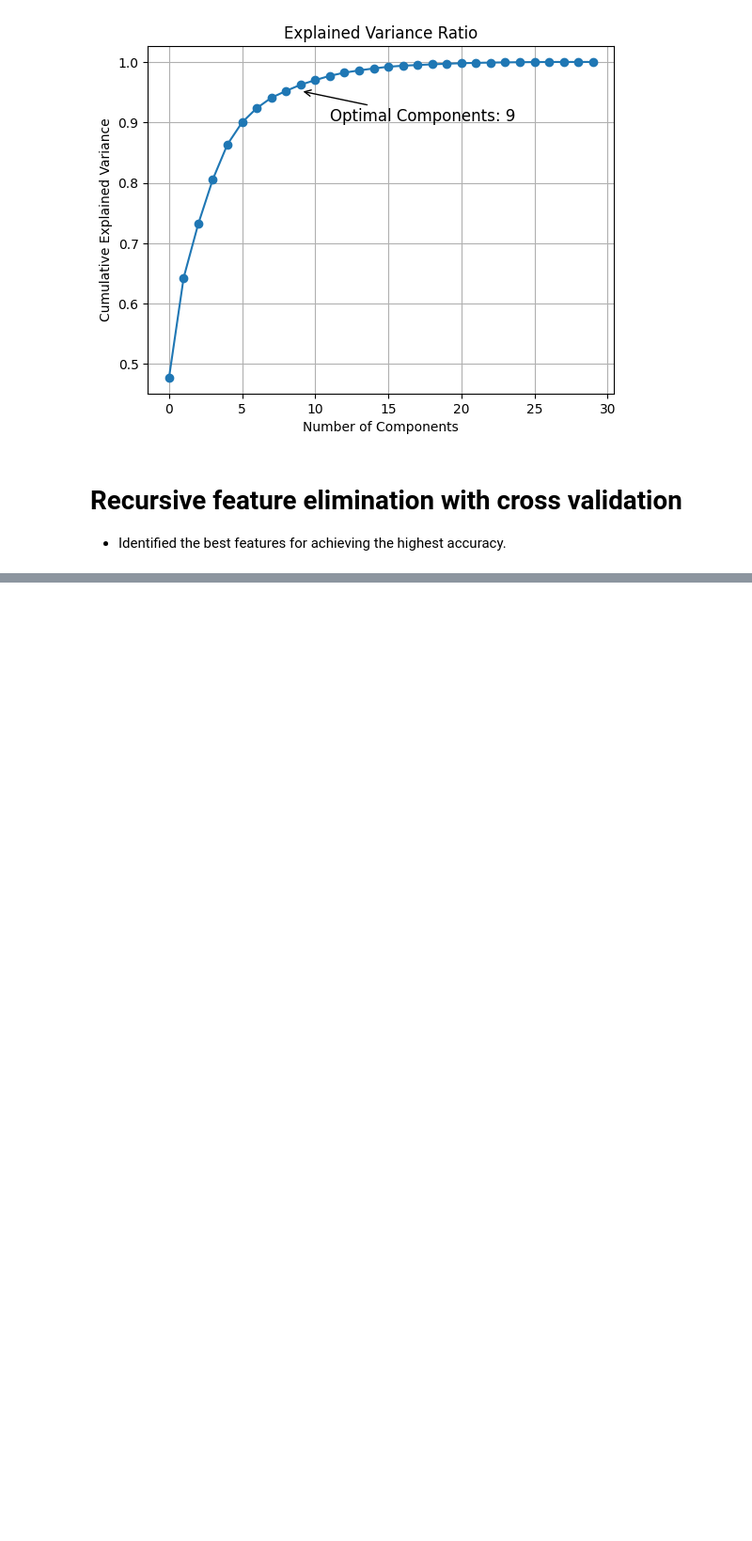
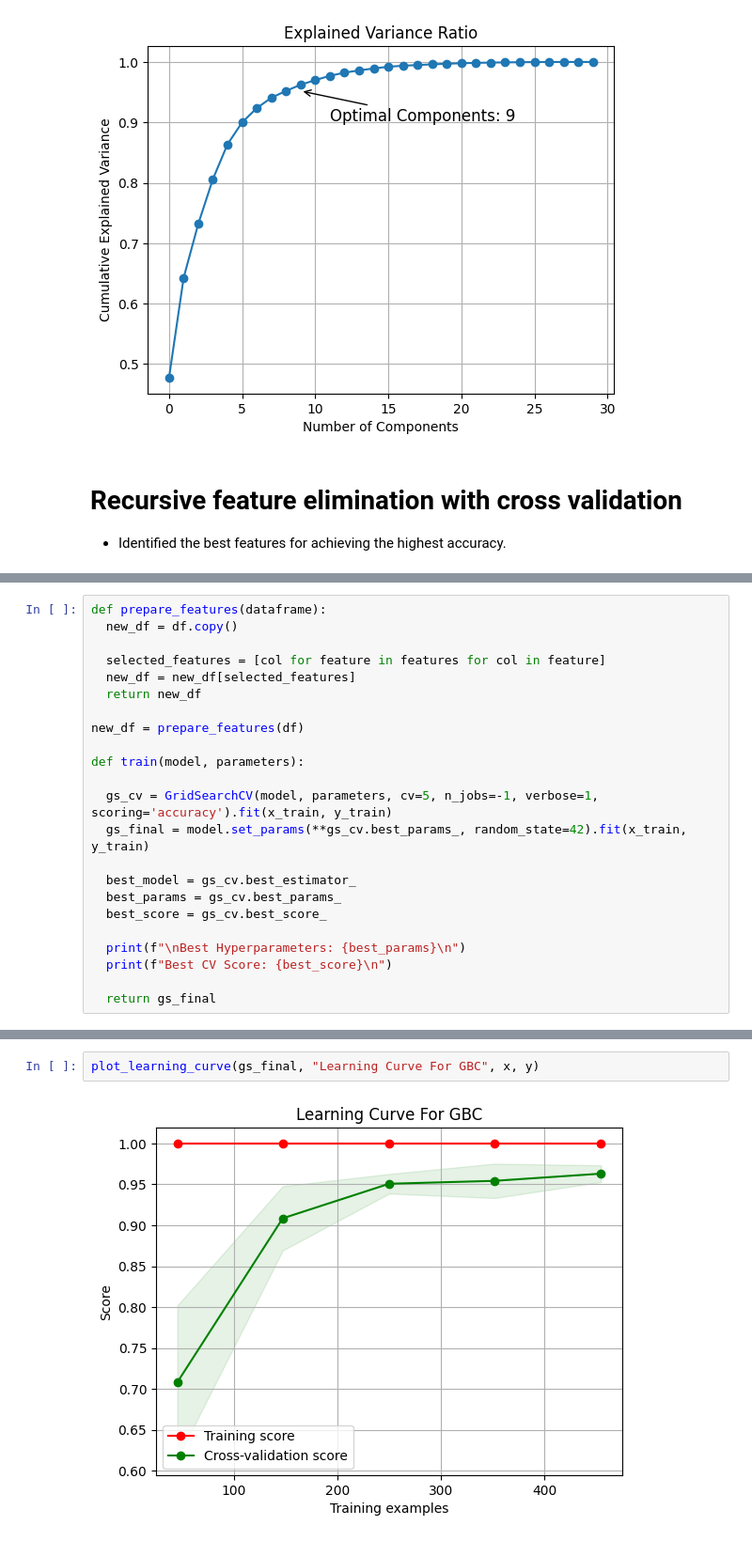
Before and after one commit to Doga0/breast-cancer-classification, a Jupyter notebook: breast_cancer.ipynb, the cells around one changed output, grey strips where cells are left out. Shown at 94% size. Drawn from its saved outputs; the diff is of its cells as text; blank space fills up the shorter version.

```diff
--- a/breast_cancer.ipynb
+++ b/breast_cancer.ipynb
@@ -369,0 +336,23 @@ def hyperparameter_tuning():
+# %%
+def prepare_features(dataframe):
+  new_df = df.copy()
+
+  selected_features = [col for feature in features for col in feature]
+  new_df = new_df[selected_features]
+  return new_df
+
+new_df = prepare_features(df)
+
+def train(model, parameters):
+
+  gs_cv = GridSearchCV(model, parameters, cv=5, n_jobs=-1, verbose=1, scoring='accuracy').fit(x_train, y_train)
+  gs_final = model.set_params(**gs_cv.best_params_, random_state=42).fit(x_train, y_train)
+
+  best_model = gs_cv.best_estimator_
+  best_params = gs_cv.best_params_
+  best_score = gs_cv.best_score_
+
+  print(f"\nBest Hyperparameters: {best_params}\n")
+  print(f"Best CV Score: {best_score}\n")
+
+  return gs_final
@@ -369,0 +436,4 @@ def hyperparameter_tuning():
+# %%
+plot_learning_curve(gs_final, "Learning Curve For GBC", x, y)
+# %% [output]
+[figure, added]
```
Also changed, not shown: parts of 9 cells of this notebook.
